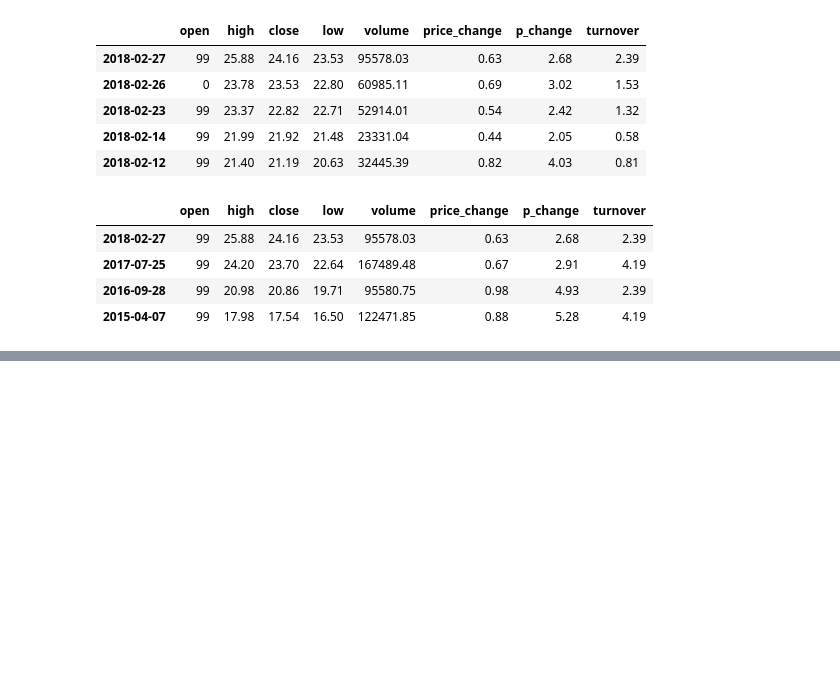
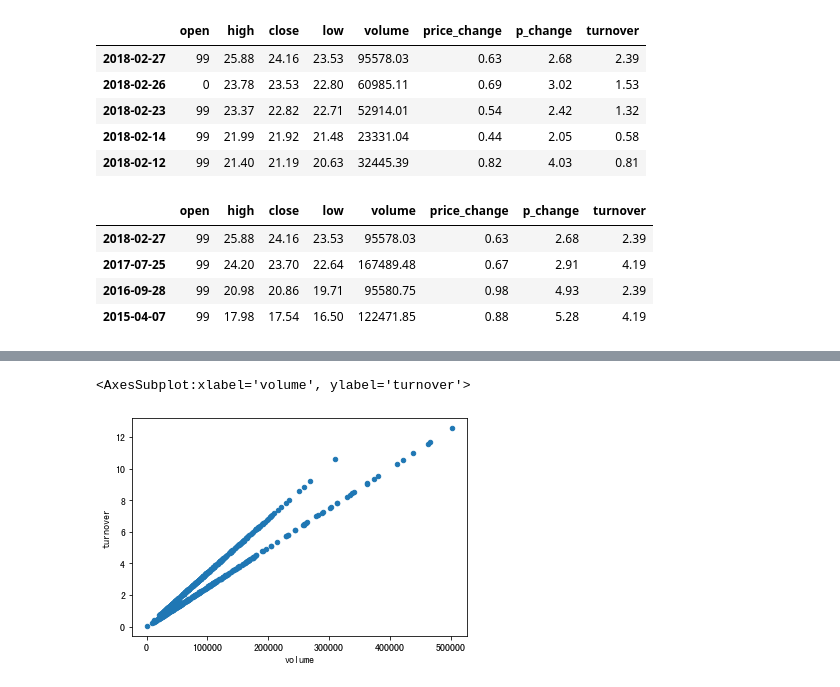
Before and after one commit to unluckynike/DataMining, a Jupyter notebook: day3/pands_demo.ipynb, the cells around one changed output, grey strips where cells are left out. Drawn from its saved outputs; the diff is of its cells as text; code cells hidden in the pictures; blank space fills up the shorter version.

```diff
--- a/day3/pands_demo.ipynb
+++ b/day3/pands_demo.ipynb
@@ -732,0 +813,5 @@ data[data["turnover"].isin([4.19, 2.39])]
+# %%
+data.plot(x="volume", y="turnover", kind="scatter")
+# %% [output]
+<AxesSubplot:xlabel='volume', ylabel='turnover'>
+[figure, added]
```
Also changed, not shown: parts of 45 cells of this notebook, 50 other files.
